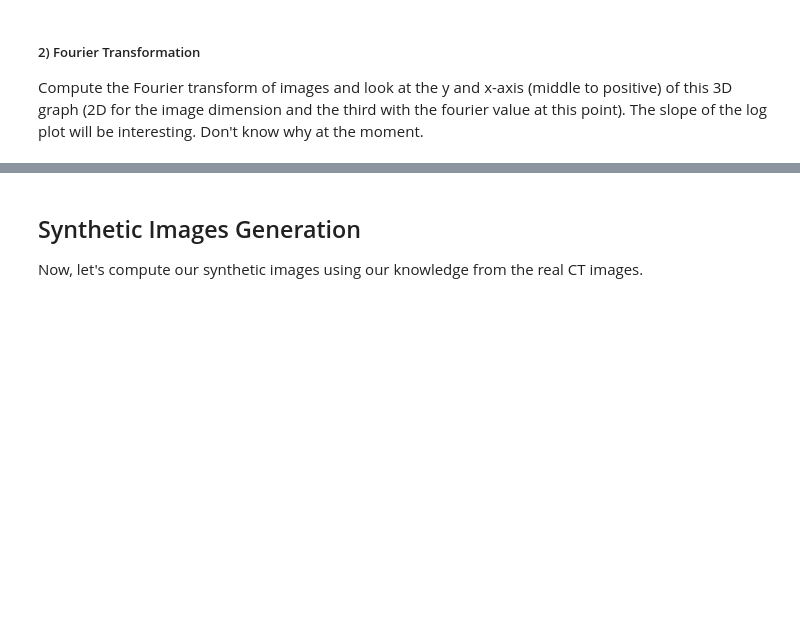
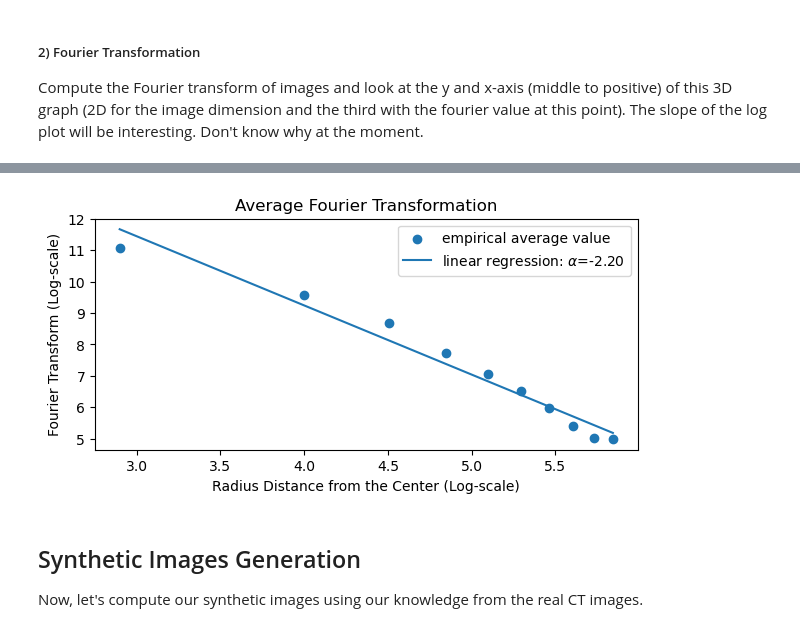
Before and after one commit to paulo-03/research_project_master, a Jupyter notebook: local_files/synthetic_images.ipynb, the cells around one changed output, grey strips where cells are left out. Drawn from its saved outputs; the diff is of its cells as text; code cells hidden in the pictures; blank space fills up the shorter version.

```diff
--- a/local_files/synthetic_images.ipynb
+++ b/local_files/synthetic_images.ipynb
@@ -159,3 +135,7 @@ plt.scatter(np.log(np.arange(0, 256)), np.log(f_transform_shifted[256][256:]))
+# %%
+alpha = fourier_transform_analysis(l506_qd_fourier, plot=True)
+# %% [output]
+[figure, added]
 # %% [markdown]
 ## Synthetic Images Generation
 
```
Also changed, not shown: parts of 12 cells of this notebook, 6 other files.
